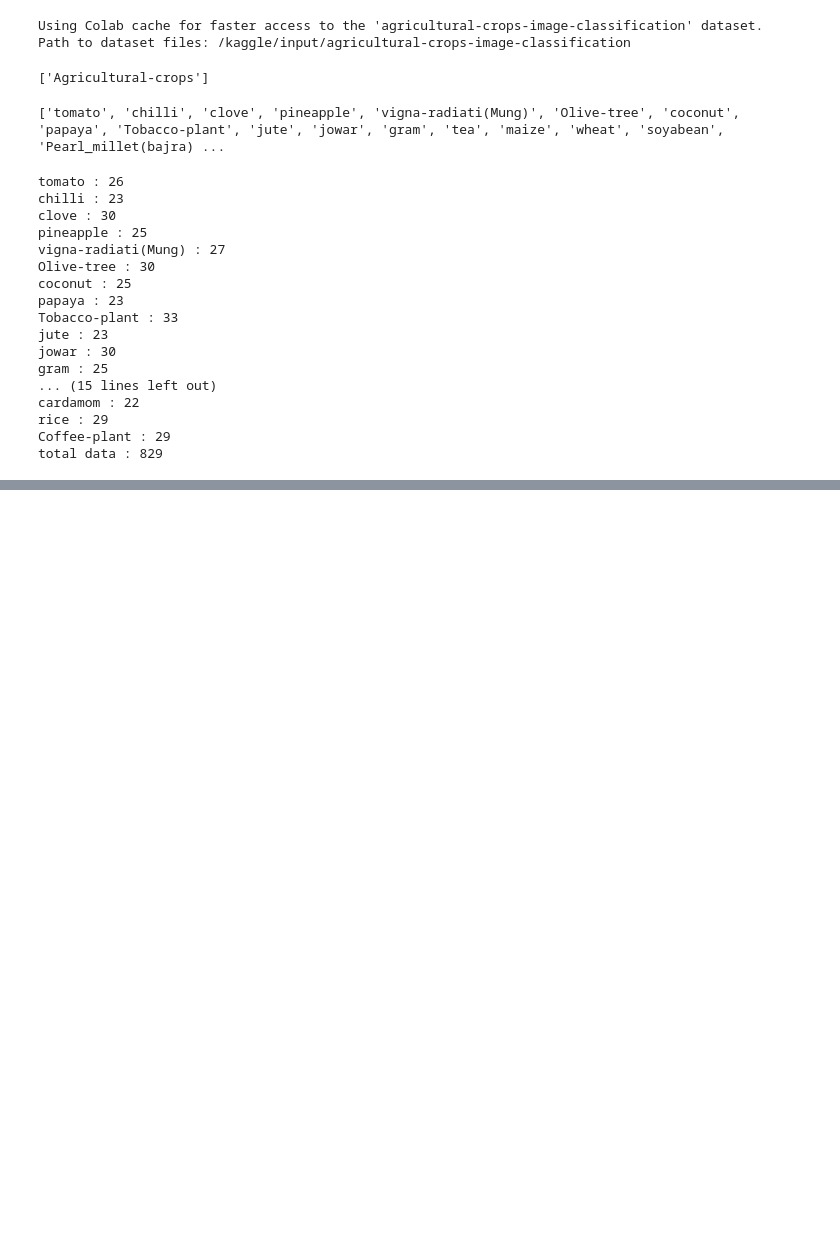
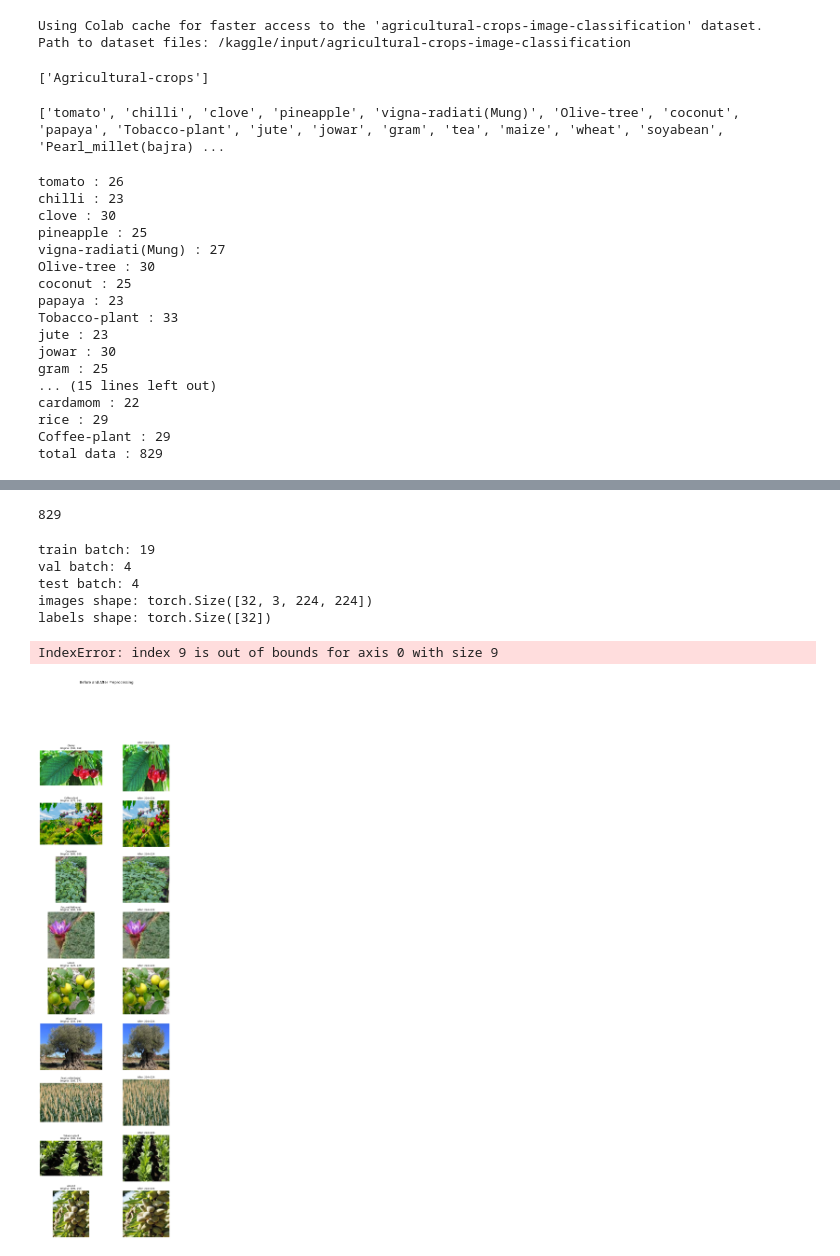
Before and after one commit to mdaminu2002-sketch/bank_fraud, a Jupyter notebook: Agricultural_crops.ipynb, the cells around one changed output, grey strips where cells are left out. Drawn from its saved outputs; the diff is of its cells as text; code cells hidden in the pictures; blank space fills up the shorter version.

```diff
--- a/Agricultural_crops.ipynb
+++ b/Agricultural_crops.ipynb
@@ -86,0 +160,75 @@ NameError: name 'transforms' is not defined
+# %%
+full_dataset = ImageFolder(root=full_path)
+print(len(full_dataset))
+
+total = len(full_dataset)
+train_size = int(0.7 * total)
+val_size = int(0.15 * total)
+test_size = total - train_size - val_size
+
+train_dataset, val_dataset, test_dataset = random_split(full_dataset, [train_size, val_size, test_size])
+
+train_dataset = TransformSubset(train_dataset, train_transform)
+val_dataset = TransformSubset(val_dataset, val_test_transform)
+test_dataset = TransformSubset(test_dataset, val_test_transform)
+
+
+train_loader = DataLoader(train_dataset, batch_size=32, shuffle=True)
+val_loader = DataLoader(val_dataset, batch_size=32, shuffle=False)
+test_loader = DataLoader(test_dataset, batch_size=32, shuffle=False)
+# %% [output]
+829
+# %%
+print(f"train batch: {len(train_loader)}")
+print(f"val batch: {len(val_loader)}")
+print(f"test batch: {len(test_loader)}")
+
+images, labels = next(iter(train_loader))
+print("images shape:", images.shape)
+print("labels shape:", labels.shape)
+# %% [output]
+train batch: 19
+val batch: 4
+test batch: 4
+images shape: torch.Size([32, 3, 224, 224])
+labels shape: torch.Size([32])
+# %%
+import matplotlib.pyplot as plt
+from torchvision import transforms
+from PIL import Image
+import random
+import os
+
+# Pick one random image from each class
+fig, axes = plt.subplots(9, 2, figsize=(10, 36))
+fig.suptitle("Before and After Preprocessing", fontsize=14)
+
+for idx, class_name in enumerate(full_dataset.classes):
+    class_path = os.path.join(full_path, class_name)
+    random_img_name = random.choice(os.listdir(class_path))
+    img_path = os.path.join(class_path, random_img_name)
+
+    # --- BEFORE ---
+    original = Image.open(img_path).convert("RGB")
+    axes[idx, 0].imshow(original)
+    axes[idx, 0].set_title(f"{class_name}\nOriginal: {original.size}", fontsize=9)
+    axes[idx, 0].axis("off")
+
+    # --- AFTER ---
+    processed = val_test_transform(original)  # use val transform (no augmentation)
+    # unnormalize for display
+    unnorm = processed.clone()
+    mean = torch.tensor([0.485, 0.456, 0.406]).view(3,1,1)
+    std  = torch.tensor([0.229, 0.224, 0.225]).view(3,1,1)
+    unnorm = unnorm * std + mean
+    unnorm = unnorm.clamp(0, 1).permute(1, 2, 0).numpy()
+
+    axes[idx, 1].imshow(unnorm)
+    axes[idx, 1].set_title(f"After: 224×224", fontsize=9)
+    axes[idx, 1].axis("off")
+
+plt.tight_layout()
+plt.show()
+# %% [output]
+IndexError: index 9 is out of bounds for axis 0 with size 9
+[figure, added]
```
Also changed, not shown: parts of 9 cells of this notebook.
